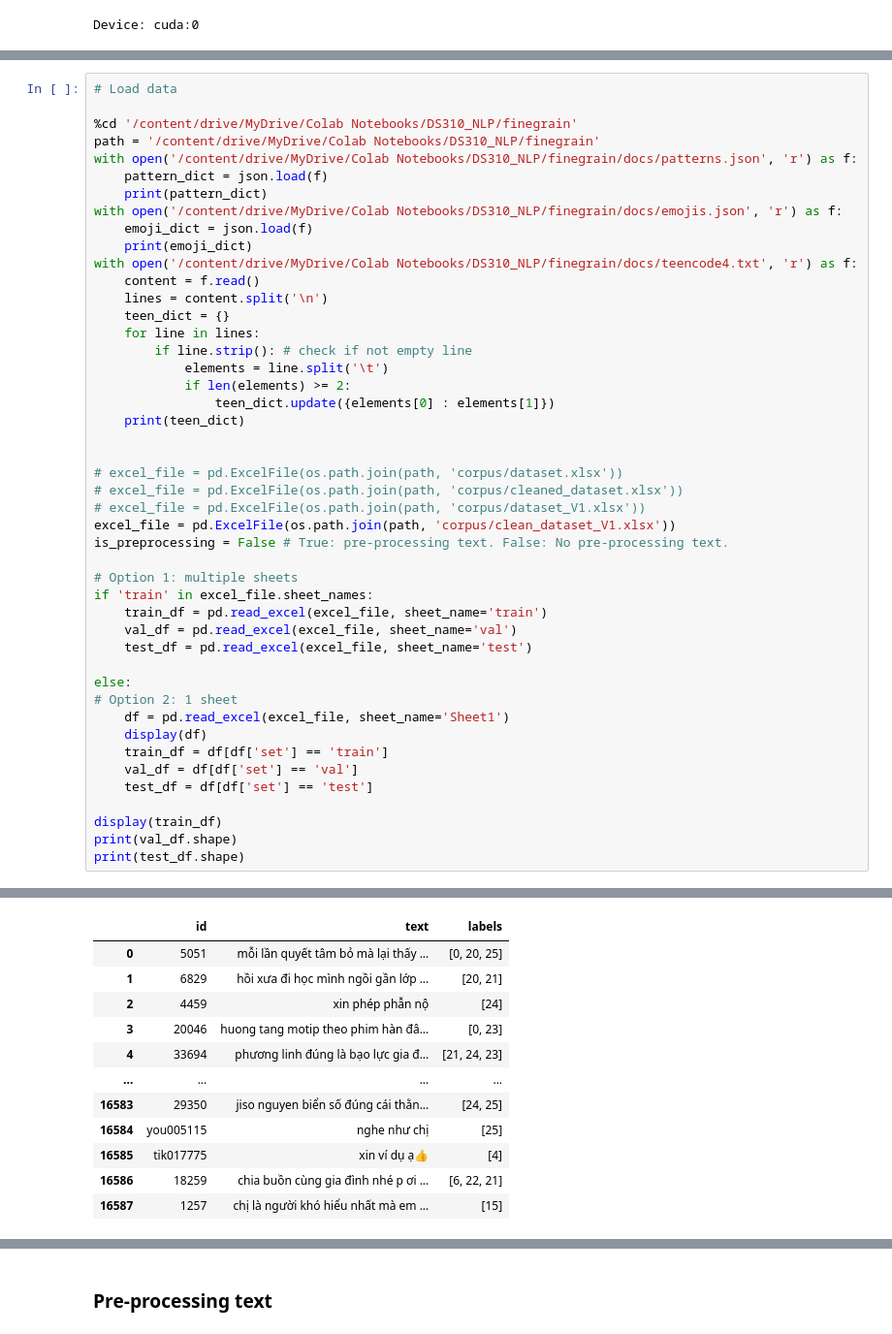
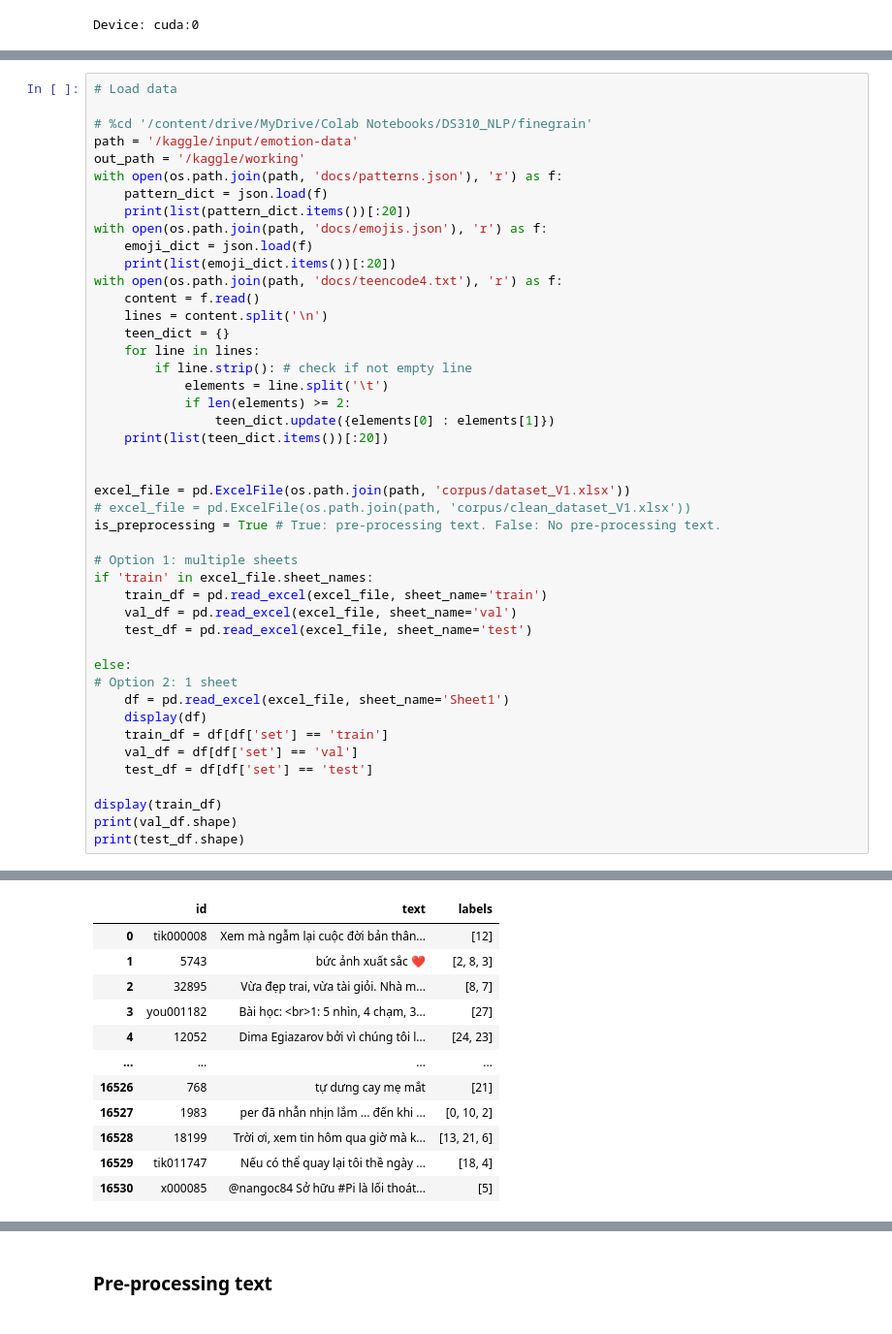
Before and after one commit to ricardo-tran/ViGoEmotions, a Jupyter notebook: model/CafeBERT.ipynb, the cells around one changed output, grey strips where cells are left out. Shown: that part at 97% size. Saved outputs shown, nothing was run; the diff lists cells and outputs as text.

```diff
--- a/model/CafeBERT.ipynb
+++ b/model/CafeBERT.ipynb
@@ -109,15 +125,16 @@ Device: cuda:0
 # %%
 # Load data
 
-%cd '/content/drive/MyDrive/Colab Notebooks/DS310_NLP/finegrain'
-path = '/content/drive/MyDrive/Colab Notebooks/DS310_NLP/finegrain'
-with open('/content/drive/MyDrive/Colab Notebooks/DS310_NLP/finegrain/docs/patterns.json', 'r') as f:
+# %cd '/content/drive/MyDrive/Colab Notebooks/DS310_NLP/finegrain'
+path = '/kaggle/input/emotion-data'
+out_path = '/kaggle/working'
+with open(os.path.join(path, 'docs/patterns.json'), 'r') as f:
     pattern_dict = json.load(f)
-    print(pattern_dict)
-with open('/content/drive/MyDrive/Colab Notebooks/DS310_NLP/finegrain/docs/emojis.json', 'r') as f:
+    print(list(pattern_dict.items())[:20])
+with open(os.path.join(path, 'docs/emojis.json'), 'r') as f:
     emoji_dict = json.load(f)
-    print(emoji_dict)
-with open('/content/drive/MyDrive/Colab Notebooks/DS310_NLP/finegrain/docs/teencode4.txt', 'r') as f:
+    print(list(emoji_dict.items())[:20])
+with open(os.path.join(path, 'docs/teencode4.txt'), 'r') as f:
     content = f.read()
     lines = content.split('\n')
     teen_dict = {}
@@ -126,14 +143,12 @@ with open('/content/drive/MyDrive/Colab Notebooks/DS310_NLP/finegrain/docs/teenc
             elements = line.split('\t')
             if len(elements) >= 2:
                 teen_dict.update({elements[0] : elements[1]})
-    print(teen_dict)
+    print(list(teen_dict.items())[:20])
 
 
-# excel_file = pd.ExcelFile(os.path.join(path, 'corpus/dataset.xlsx'))
-# excel_file = pd.ExcelFile(os.path.join(path, 'corpus/cleaned_dataset.xlsx'))
-# excel_file = pd.ExcelFile(os.path.join(path, 'corpus/dataset_V1.xlsx'))
-excel_file = pd.ExcelFile(os.path.join(path, 'corpus/clean_dataset_V1.xlsx'))
-is_preprocessing = False # True: pre-processing text. False: No pre-processing text.
+excel_file = pd.ExcelFile(os.path.join(path, 'corpus/dataset_V1.xlsx'))
+# excel_file = pd.ExcelFile(os.path.join(path, 'corpus/clean_dataset_V1.xlsx'))
+is_preprocessing = True # True: pre-processing text. False: No pre-processing text.
 
 # Option 1: multiple sheets
 if 'train' in excel_file.sheet_names:
@@ -160,12 +174,12 @@ print(test_df.shape)
 |  | id | text | labels |
-| 0 | 5051 | mỗi lần quyết tâm bỏ mà lại thấy ... | [0, 20, 25] |
-| 1 | 6829 | hồi xưa đi học mình ngồi gần lớp ... | [20, 21] |
-| 2 | 4459 | xin phép phẫn nộ | [24] |
-| 3 | 20046 | huong tang motip theo phim hàn đâ... | [0, 23] |
-| 4 | 33694 | phương linh đúng là bạo lực gia đ... | [21, 24, 23] |
+| 0 | tik000008 | Xem mà ngẫm lại cuộc đời bản thân... | [12] |
+| 1 | 5743 | bức ảnh xuất sắc ❤️ | [2, 8, 3] |
+| 2 | 32895 | Vừa đẹp trai, vừa tài giỏi. Nhà m... | [8, 7] |
+| 3 | you001182 | Bài học: <br>1: 5 nhìn, 4 chạm, 3... | [27] |
+| 4 | 12052 | Dima Egiazarov bởi vì chúng tôi l... | [24, 23] |
 | ... | ... | ... | ... |
-| 16583 | 29350 | jiso nguyen biển số đúng cái thằn... | [24, 25] |
-| 16584 | you005115 | nghe như chị | [25] |
-| 16585 | tik017775 | xin ví dụ ạ👍 | [4] |
-| 16586 | 18259 | chia buồn cùng gia đình nhé p ơi ... | [6, 22, 21] |
-| 16587 | 1257 | chị là người khó hiểu nhất mà em ... | [15] |
+| 16526 | 768 | tự dưng cay mẹ mắt | [21] |
+| 16527 | 1983 | per đã nhẫn nhịn lắm ... đến khi ... | [0, 10, 2] |
+| 16528 | 18199 | Trời ơi, xem tin hôm qua giờ mà k... | [13, 21, 6] |
+| 16529 | tik011747 | Nếu có thể quay lại tôi thề ngày ... | [18, 4] |
+| 16530 | x000085 | @nangoc84 Sở hữu #Pi là lối thoát... | [5] |
```
Also changed, not shown: parts of 42 cells of this notebook, 23 other files.
